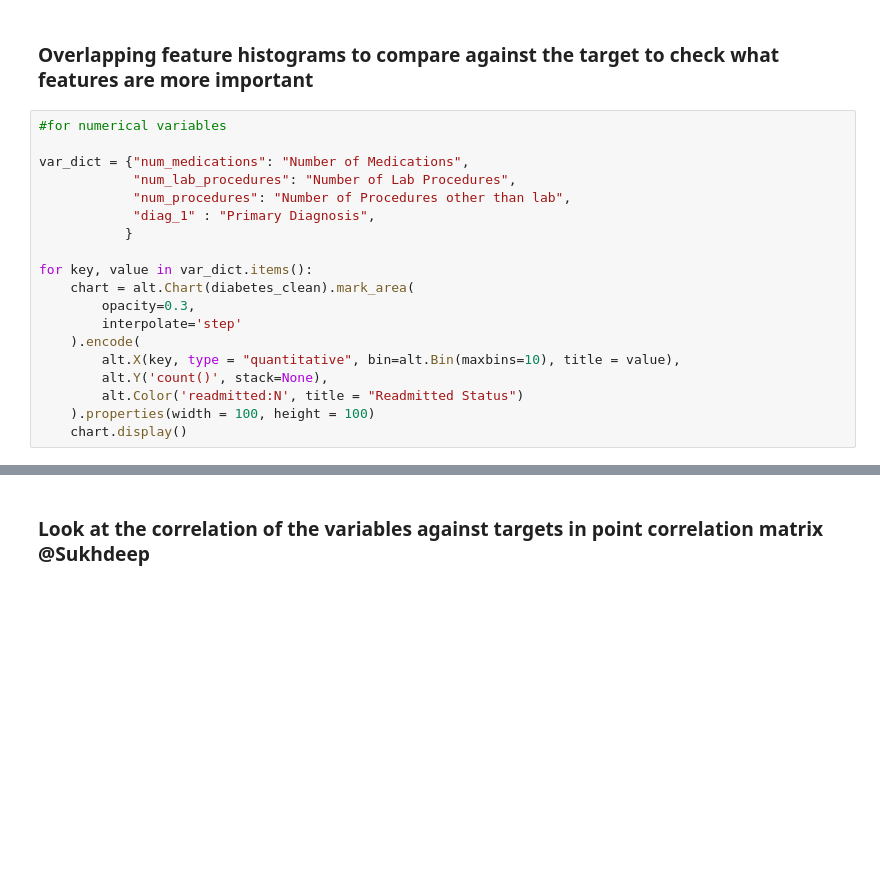
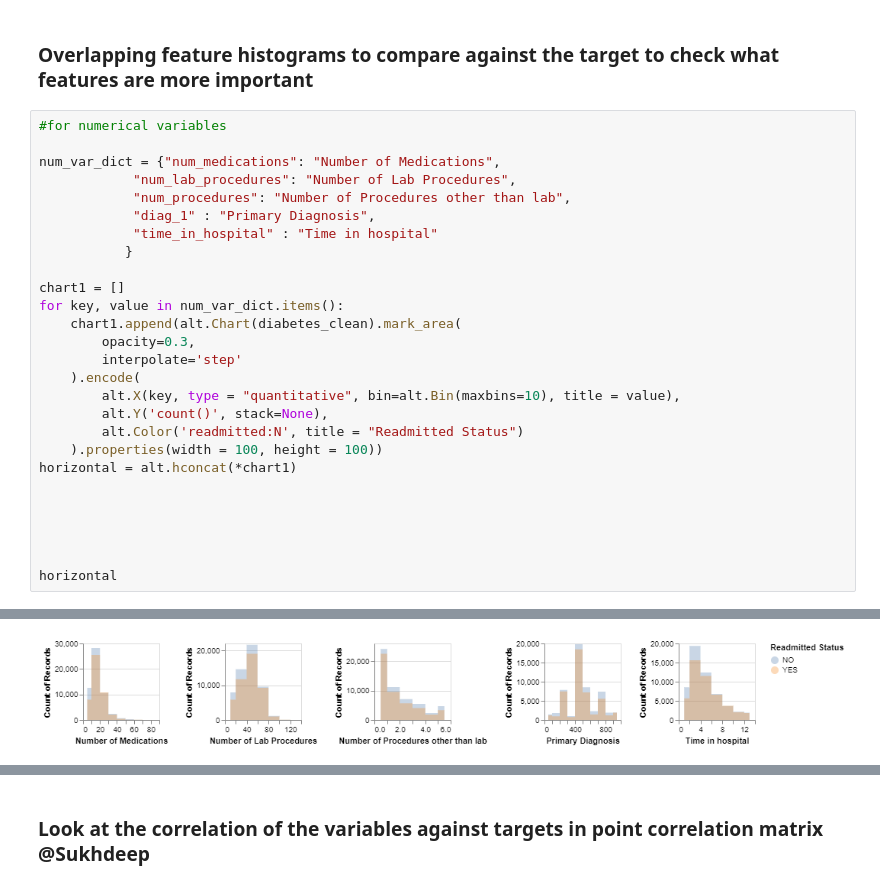
Before and after one commit to sukh2929/group29, a Jupyter notebook: reports/EDA/EDA_initial.ipynb, the cells around one changed output, grey strips where cells are left out. Saved outputs shown, nothing was run; the diff lists cells and outputs as text; blank space fills up the shorter version.

Commit message:
Updated the repeating numerical graphs

```diff
--- a/reports/EDA/EDA_initial.ipynb
+++ b/reports/EDA/EDA_initial.ipynb
@@ -169,20 +169,28 @@ diabetes_clean.head(10)
 # %%
 #for numerical variables
 
-var_dict = {"num_medications": "Number of Medications",
+num_var_dict = {"num_medications": "Number of Medications",
             "num_lab_procedures": "Number of Lab Procedures",
             "num_procedures": "Number of Procedures other than lab",
             "diag_1" : "Primary Diagnosis",
+            "time_in_hospital" : "Time in hospital"
            }
 
-for key, value in var_dict.items():
-    chart = alt.Chart(diabetes_clean).mark_area(
+chart1 = []
+for key, value in num_var_dict.items():
+    chart1.append(alt.Chart(diabetes_clean).mark_area(
         opacity=0.3,
         interpolate='step'
     ).encode(
         alt.X(key, type = "quantitative", bin=alt.Bin(maxbins=10), title = value),
         alt.Y('count()', stack=None),
         alt.Color('readmitted:N', title = "Readmitted Status")
-    ).properties(width = 100, height = 100)
-    chart.display()
+    ).properties(width = 100, height = 100))
+horizontal = alt.hconcat(*chart1)
+
+
+
+
+
+horizontal
 # %% [output]
@@ -192,0 +197 @@ for key, value in var_dict.items():
+[figure, added]
```
Also changed, not shown: parts of 5 cells of this notebook.
